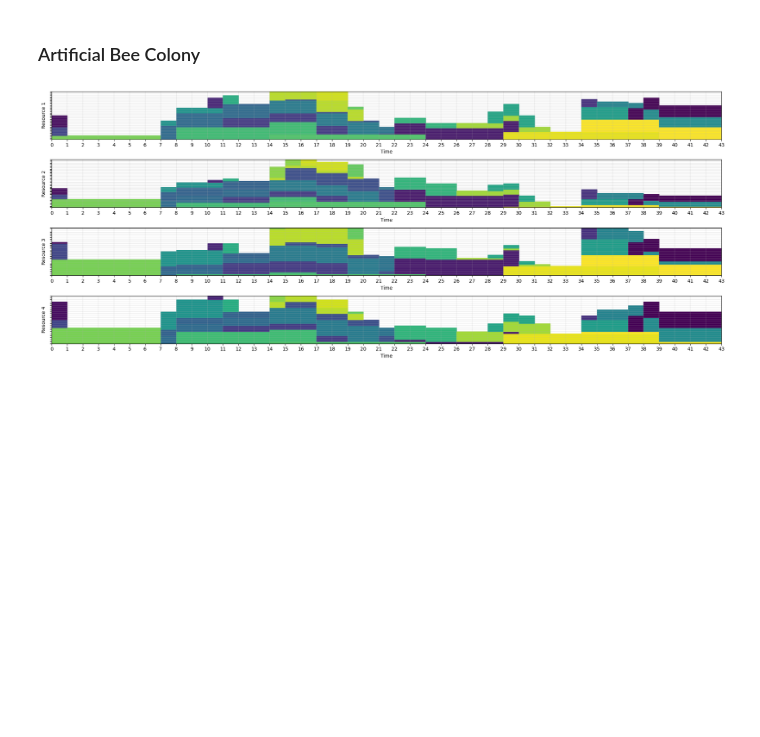
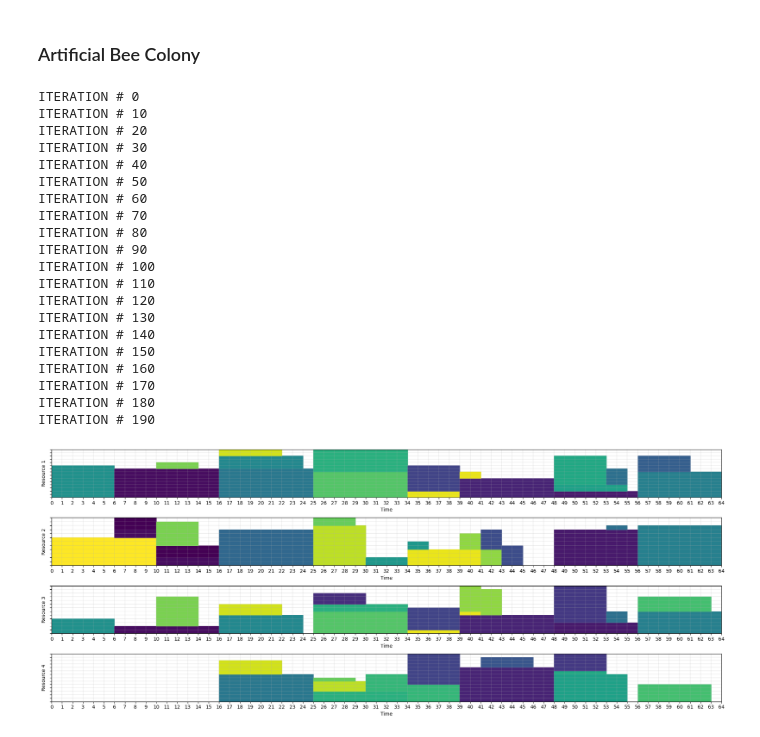
Before and after one commit to Pablof27/GS-ABC, a Jupyter notebook: ArtificialBeeColony.ipynb, the cells around one changed output. Cells and saved outputs as stored; diff of their text form; code cells hidden in the pictures; blank space fills up the shorter version.

```diff
--- a/ArtificialBeeColony.ipynb
+++ b/ArtificialBeeColony.ipynb
@@ -6,7 +6,7 @@ from EventList import EventList
 # %% [markdown]
 ### Load problem instance
 # %%
-psmodel = ProjectSchedulingModel.from_file("j30.sm/j3031_1.sm")
+psmodel = ProjectSchedulingModel.from_file("j30.sm/j305_4.sm")
 # %% [markdown]
 ### Create random solution and visualization
 # %%
@@ -83,42 +87,69 @@ import random
 import numpy as np
 # %%
 # INTIALIZE POPULATION
-N = 200
+N = 500
 limit = len(psmodel.jobs)*len(psmodel.resources.resourcesList)/2
-MaxIter = 100
+MaxIter = 200
 food_sources = [EventList(psmodel) for _ in range(N)]
 updates = np.zeros(N)
-best_solution = None
+best_solution = min(food_sources, key=lambda x: x.get_makespan())
 # %%
-for j in range(100):
+for j in range(MaxIter):
+
+    if j % 10 == 0:
+        print("ITERATION #", j)
 
     # EMPLOYED BEE PHASE
     for i in range(N):
         updates[i] += 1
         new_solution = food_sources[i].generate_new_local_solution()
         if new_solution.get_makespan() < food_sources[i].get_makespan():
             food_sources[i] = new_solution
             updates[i] = 0
 
     # ONLOOKER BEE PHASE
     for i in range(N):
         random_indexes = random.sample(range(N), 3)
         selected = min(random_indexes, key=lambda x: food_sources[x].get_makespan())
         updates[selected] += 1
+
         new_solution = food_sources[selected].generate_new_local_solution()
+
         if new_solution.get_makespan() < food_sources[selected].get_makespan():
             food_sources[selected] = new_solution
             updates[selected] = 0
 
+
     iteration_best = min(food_sources, key=lambda x: x.get_makespan())
-    best_solution = iteration_best if best_solution is None or iteration_best.get_makespan() < best_solution.get_makespan() else best_solution
+    # _ = print(j, "new best solution:", best_solution.get_makespan()) if iteration_best.get_makespan() < best_solution.get_makespan() else None
+    best_solution = iteration_best if iteration_best.get_makespan() < best_solution.get_makespan() else best_solution
 
     # SCOUT BEE PHASE
     selected = np.where(updates > limit)[0]
     for i in selected:
         food_sources[i] = EventList(psmodel)
         updates[i] = 0
 
 best_solution.plot()
 # %% [output]
+ITERATION # 0
+ITERATION # 10
+ITERATION # 20
+ITERATION # 30
+ITERATION # 40
+ITERATION # 50
+ITERATION # 60
+ITERATION # 70
+ITERATION # 80
+ITERATION # 90
+ITERATION # 100
+ITERATION # 110
+ITERATION # 120
+ITERATION # 130
+ITERATION # 140
+ITERATION # 150
+ITERATION # 160
+ITERATION # 170
+ITERATION # 180
+ITERATION # 190
-[figure, old version]
+[figure, new version]
```
Also changed, not shown: parts of 3 cells of this notebook, 5 other files.
